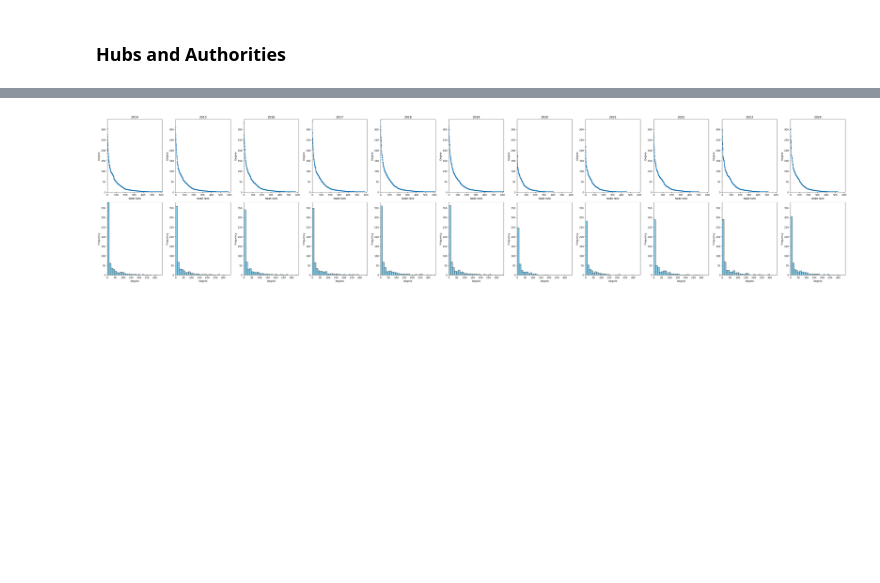
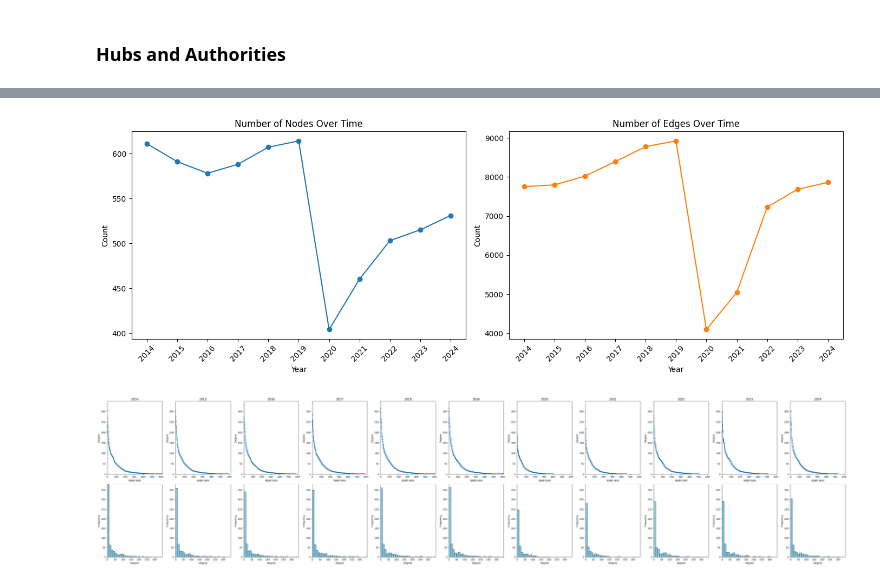
Before and after one commit to domin7k/social_network_analysis, a Jupyter notebook: airtrafic.ipynb, the cells around one changed output, grey strips where cells are left out. Drawn from its saved outputs; the diff is of its cells as text; code cells hidden in the pictures; blank space fills up the shorter version.

```diff
--- a/airtrafic.ipynb
+++ b/airtrafic.ipynb
@@ -486,3 +485,31 @@ Top 3 Hubs:
+# %%
+# two separate plots side-by-side: nodes and edges over time
+sorted_keys = sorted(graphs.keys())
+years_numeric = [int(k.split("_")[1]) for k in sorted_keys]
+num_nodes = [graphs[k].number_of_nodes() for k in sorted_keys]
+num_edges = [graphs[k].number_of_edges() for k in sorted_keys]
+
+fig, (ax1, ax2) = plt.subplots(1, 2, figsize=(14, 5))
+
+ax1.plot(years_numeric, num_nodes, marker='o', color='C0')
+ax1.set_title("Number of Nodes Over Time")
+ax1.set_xlabel("Year")
+ax1.set_ylabel("Count")
+ax1.set_xticks(years_numeric)
+
+ax2.plot(years_numeric, num_edges, marker='o', color='C1')
+ax2.set_title("Number of Edges Over Time")
+ax2.set_xlabel("Year")
+ax2.set_ylabel("Count")
+ax2.set_xticks(years_numeric)
+
+for ax in (ax1, ax2):
+    plt.setp(ax.get_xticklabels(), rotation=45)
+
+plt.tight_layout()
+plt.show()
+# %% [output]
+[figure, added]
 # %%
 # Degree rank and histogram with shared x/y limits across columns
 sorted_keys = sorted(graphs.keys())
```
Also changed, not shown: parts of 14 cells of this notebook, 2 other files.
